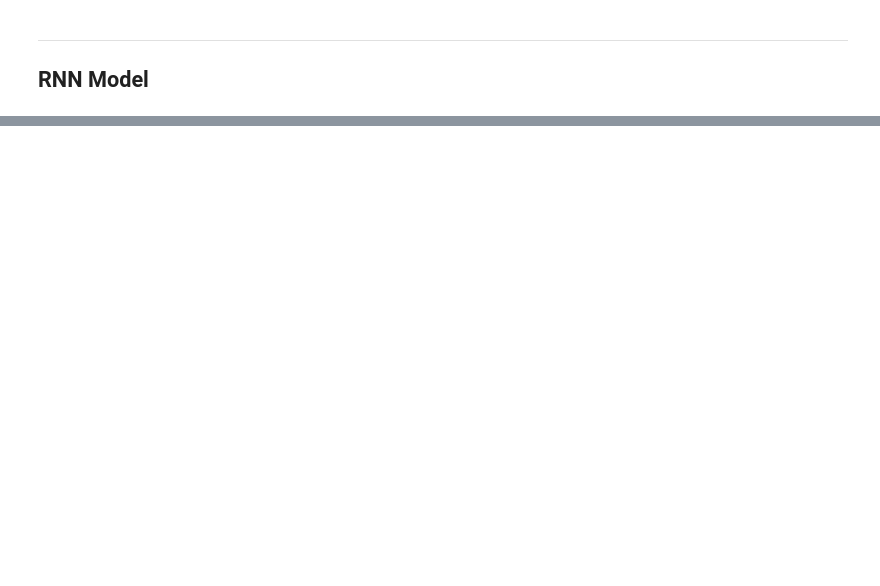
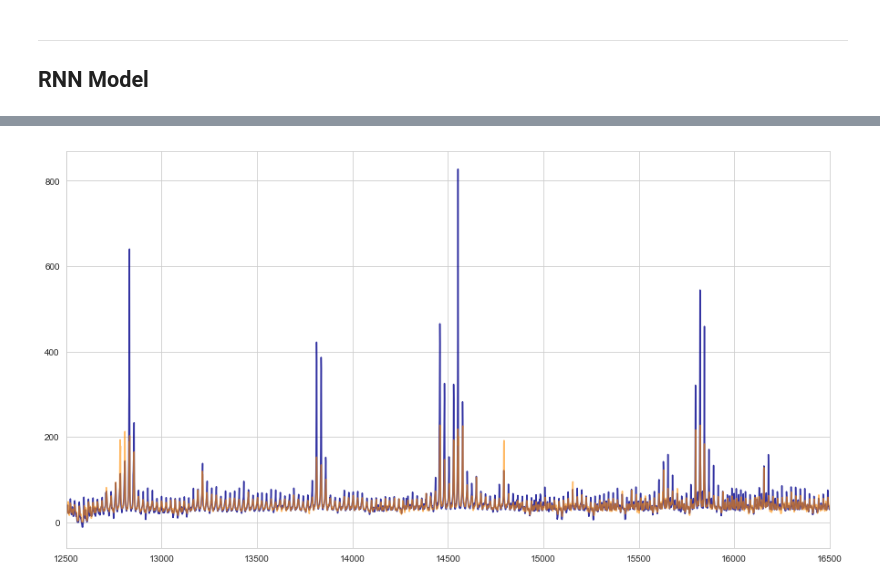
Before and after one commit to manukalia/CA_Electricty_Price_Prediction_Neural_Net, a Jupyter notebook: code/6c_RNN_Model_Day-Ahead-Market_Continuous_Target.ipynb, the cells around one changed output, grey strips where cells are left out. Cells and saved outputs as stored; diff of their text form; code cells hidden in the pictures; blank space fills up the shorter version.

```diff
--- a/code/6c_RNN_Model_Day-Ahead-Market_Continuous_Target.ipynb
+++ b/code/6c_RNN_Model_Day-Ahead-Market_Continuous_Target.ipynb
@@ -127,0 +256,13 @@ plt.legend();
+# %%
+plt.figure(figsize=(15,8))
+
+# plt.plot(y_train[3:])
+plt.plot(y_train_true, alpha = 0.8, color='darkblue')
+plt.plot(pred_train,   alpha = 0.6, color='darkorange')
+
+plt.xlim(12_500, 16_500)
+
+plt.savefig('../images/dam_RNN_train_pred_vs_true_all.jpg', bbox_inches='tight')
+plt.show();
+# %% [output]
+[figure, added]
```
Also changed, not shown: parts of 26 cells of this notebook, 32 other files.
